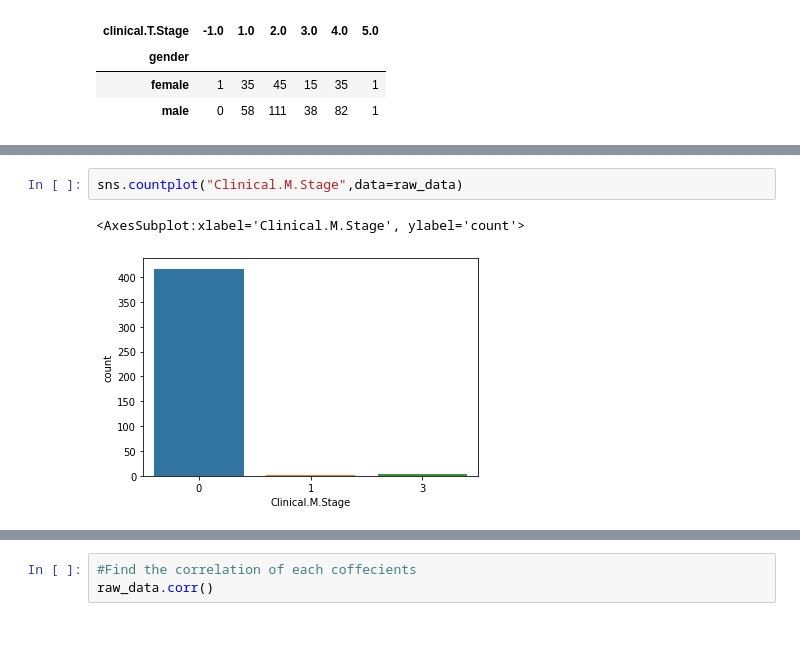
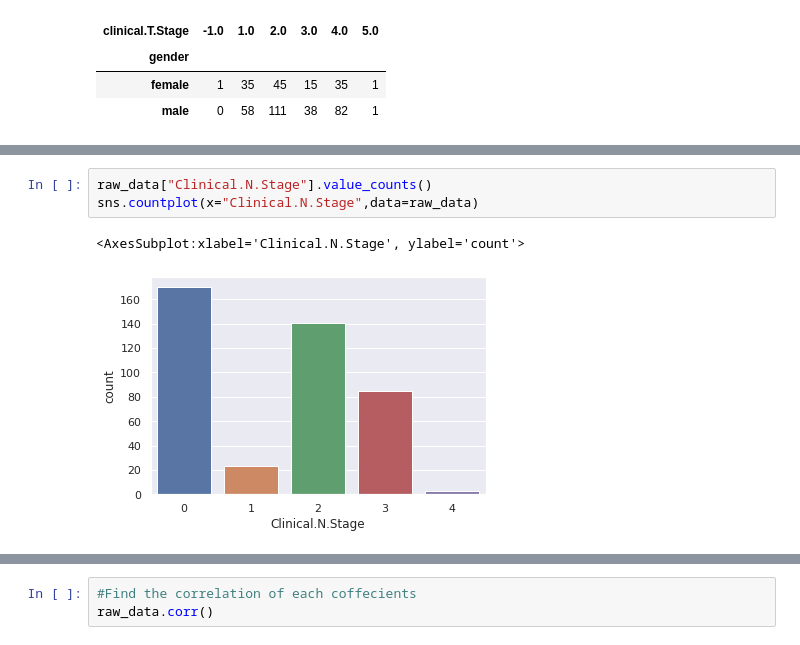
Before and after one commit to lamida/handson-ml, a Jupyter notebook: ml-project/Classification Model.ipynb, the cells around one changed output, grey strips where cells are left out. Cells and saved outputs as stored; diff of their text form.

```diff
--- a/ml-project/Classification Model.ipynb
+++ b/ml-project/Classification Model.ipynb
@@ -140,5 +183,6 @@ sns.boxplot(raw_data.age)
 # %%
-sns.countplot("Clinical.M.Stage",data=raw_data)
+raw_data["Clinical.N.Stage"].value_counts()
+sns.countplot(x="Clinical.N.Stage",data=raw_data)
 # %% [output]
-<AxesSubplot:xlabel='Clinical.M.Stage', ylabel='count'>
+<AxesSubplot:xlabel='Clinical.N.Stage', ylabel='count'>
-[figure, old version]
+[figure, new version]
```
Also changed, not shown: parts of 55 cells of this notebook, 3 other files.
